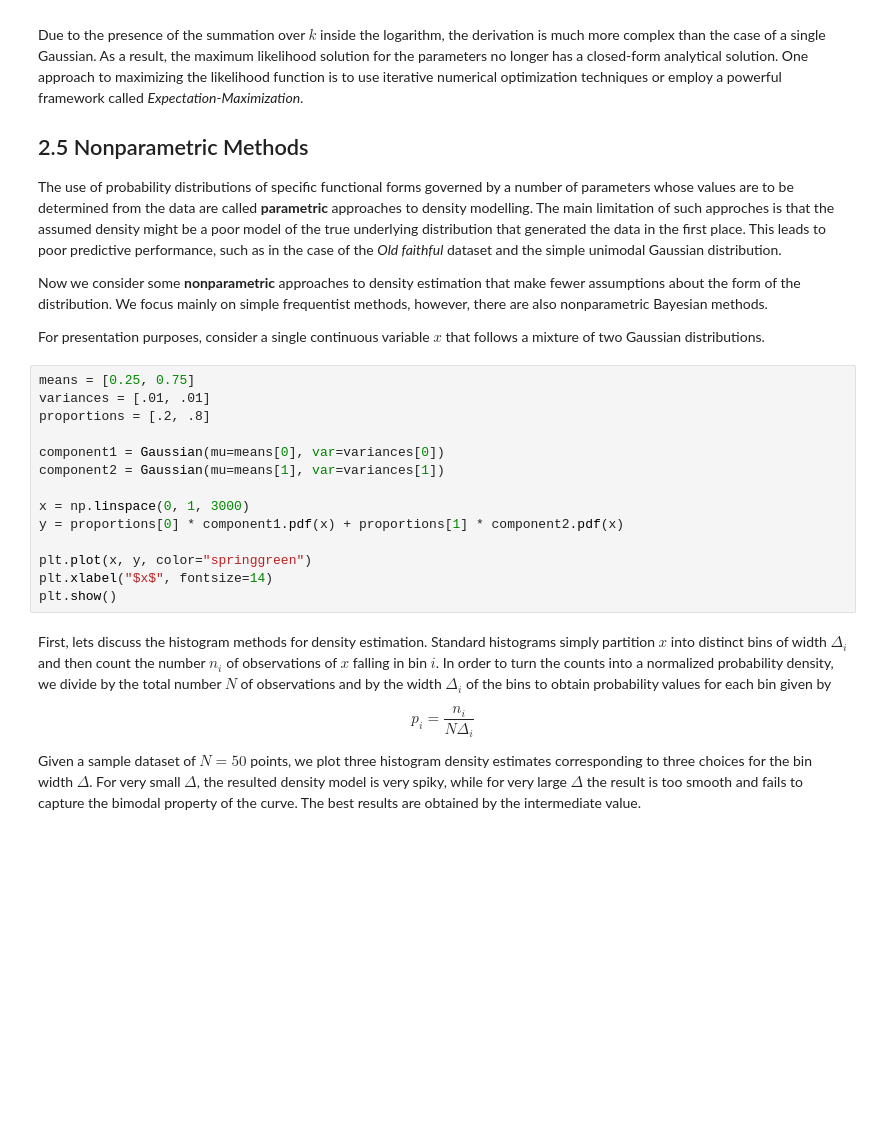
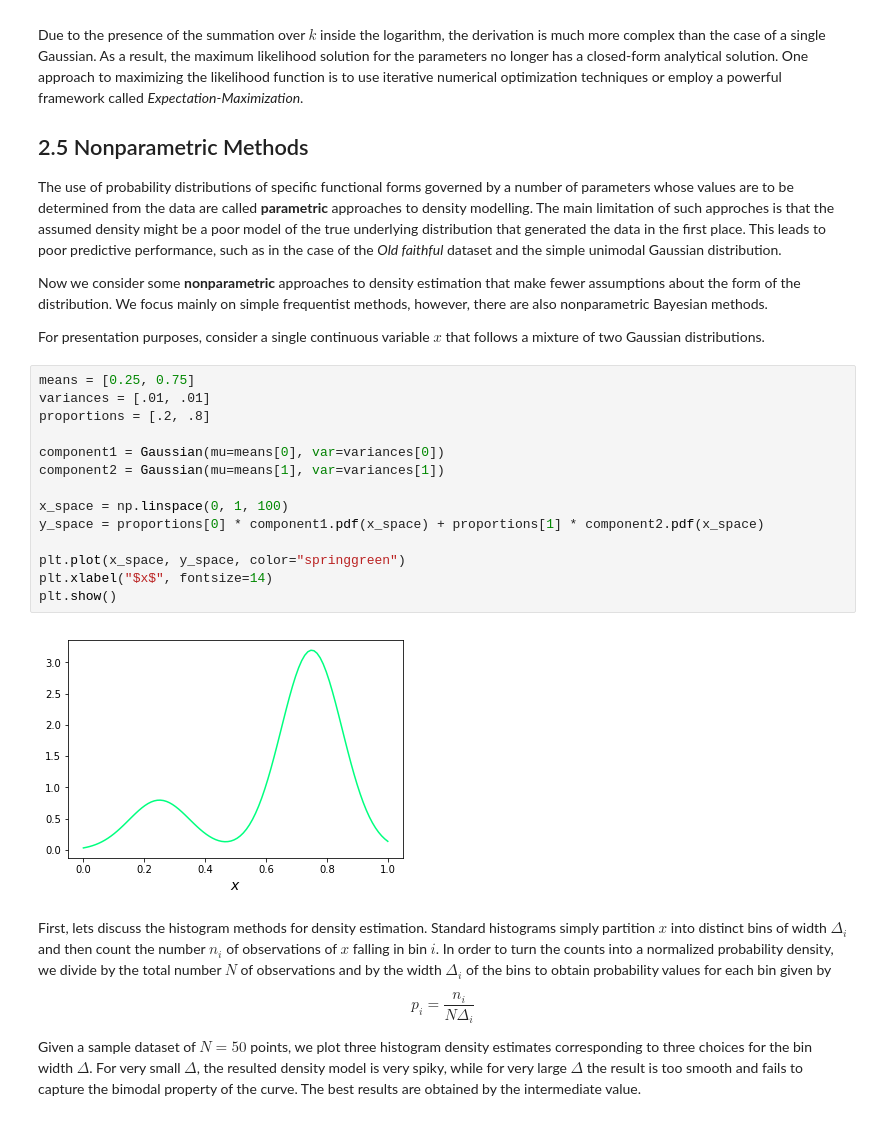
Before and after one commit to vagmcs/PRML, a Jupyter notebook: notebooks/ch2_probability_distributions.ipynb, the cells around one changed output. Cells and saved outputs as stored; diff of their text form; blank space fills up the shorter version.

```diff
--- a/notebooks/ch2_probability_distributions.ipynb
+++ b/notebooks/ch2_probability_distributions.ipynb
@@ -1265,17 +1264,19 @@ For presentation purposes, consider a single continuous variable $x$ that follow
 # %%
 means = [0.25, 0.75]
 variances = [.01, .01]
 proportions = [.2, .8]
 
 component1 = Gaussian(mu=means[0], var=variances[0])
 component2 = Gaussian(mu=means[1], var=variances[1])
 
-x = np.linspace(0, 1, 3000)
-y = proportions[0] * component1.pdf(x) + proportions[1] * component2.pdf(x)
+x_space = np.linspace(0, 1, 100)
+y_space = proportions[0] * component1.pdf(x_space) + proportions[1] * component2.pdf(x_space)
 
-plt.plot(x, y, color="springgreen")
+plt.plot(x_space, y_space, color="springgreen")
 plt.xlabel("$x$", fontsize=14)
 plt.show()
+# %% [output]
+[figure, added]
 # %% [markdown]
 First, lets discuss the histogram methods for density estimation. Standard histograms simply partition $x$ into distinct bins of width $\Delta_i$ and then count the number $n_i$ of observations of $x$ falling in bin $i$. In order to turn the counts into a normalized probability density, we divide by the total number $N$ of observations and by the width $\Delta_i$ of the bins to obtain probability values for each bin given by
 
```
Also changed, not shown: parts of 11 cells of this notebook.
